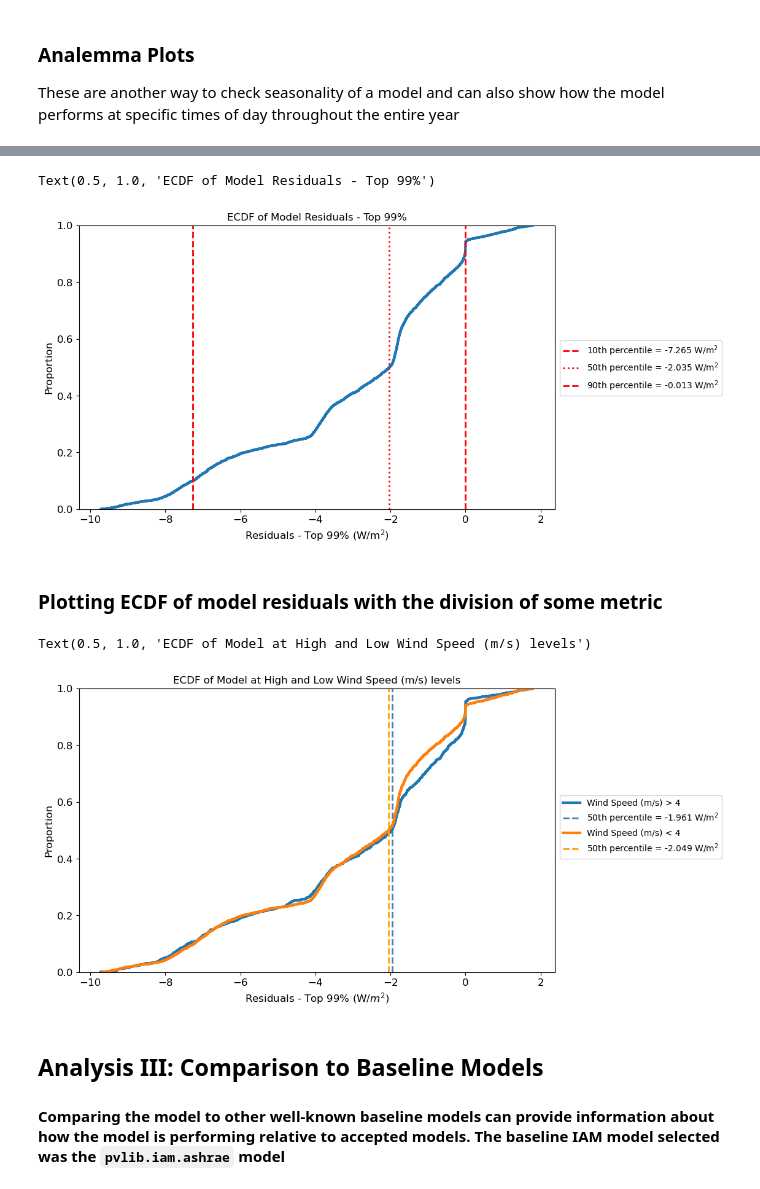
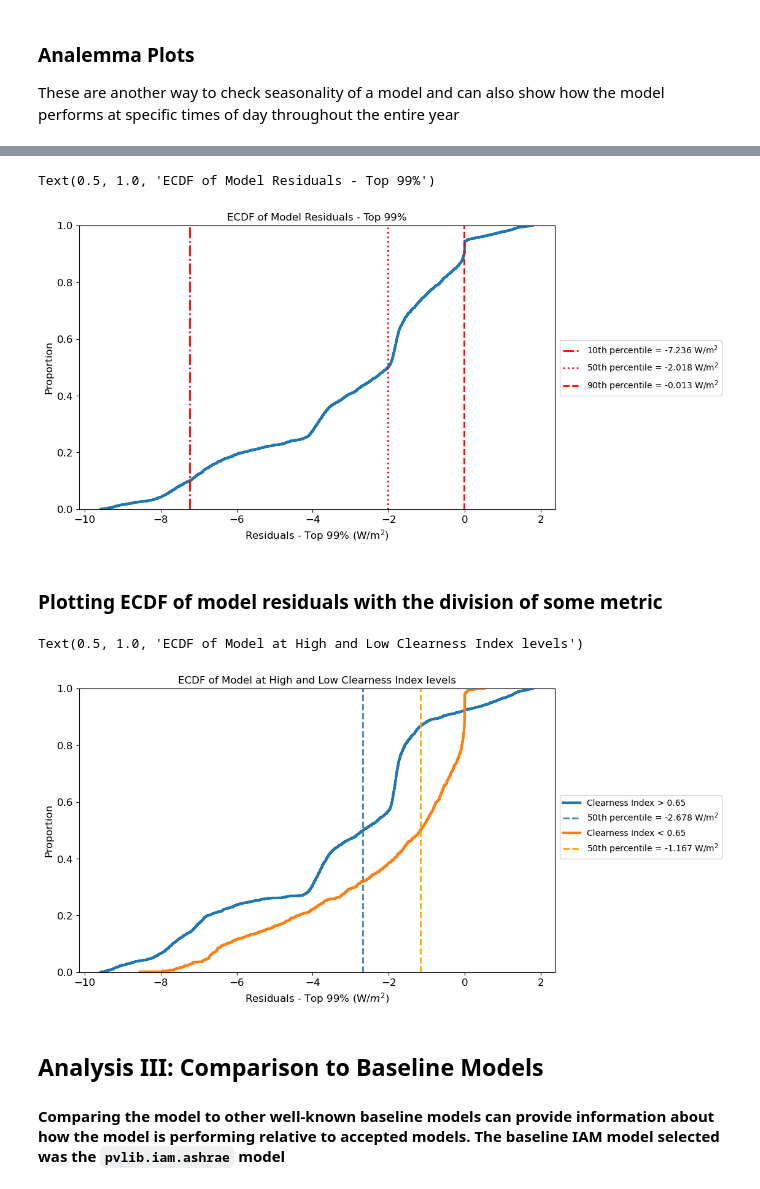
Before and after one commit to lmdeville/PV-Modeling, a Jupyter notebook: Model Validation/IAM Validation.ipynb, the cells around one changed output, grey strips where cells are left out. Cells and saved outputs as stored; diff of their text form; code cells hidden in the pictures.

```diff
--- a/Model Validation/IAM Validation.ipynb
+++ b/Model Validation/IAM Validation.ipynb
@@ -37,10 +41,9 @@ plt.rcParams['axes.titlesize']=12
 
 This section imports the meteo and system data from the DuraMAT Datahub. For the purpose of accurate solar position calculations, the times are set to be labeled at the middle-of-hour. The data includes 2 filters: _bsrn pass_ and _SNL No Snow_. The baseline surface radiation network (BSRN) filter follows [version 2 quality control tests](https://epic.awi.de/id/eprint/30083/1/BSRN_recommended_QC_tests_V2.pdf) and the SNL No Snow filter removes any days with recorded snow fall or snow depth. Data is removed if either filter value is '0'. For the meteo data, any 0 values are replaced with NaNs so that statistical values, like mean, are not affected by these values.
 # %%
-#read in data from duramat data hub directly
-df = pd.read_excel('pvpmc_2021_blind_modeling_comparison_data_s1-s6.xlsx', sheet_name='S2')
-#df = pd.read_excel(https://datahub.duramat.org/dataset/293db0cb-e838-4f7a-8e77-f62e85328c47/resource/b54bdc36-1864-48a9-abab-daf0e3f8dcf5/download/pvpmc_2021_blind_modeling_comparison_data_s1-s6.xlsx,
-#                   sheet_name='S2'
+# #read in data from duramat data hub directly
+df = pd.read_excel(https://datahub.duramat.org/dataset/293db0cb-e838-4f7a-8e77-f62e85328c47/resource/b54bdc36-1864-48a9-abab-daf0e3f8dcf5/download/pvpmc_2021_blind_modeling_comparison_data_s1-s6.xlsx,
+                   sheet_name='S2'
 
 #Reassigning the index so the timesteps are at the middle of the hour
 df.index = pd.date_range(start='2021-01-01 00:30:00', end='2021-12-31 23:30:00', freq='H')
@@ -67,9 +70,8 @@ df.head()
 #Defining constants and values that are consistent across all calculations
 #we are using S2 from the data, which is the Candian Solar Monocrystalline 275W module
 module = {'Tilt': 35,'Latitude': 35.05,'Longitude': -106.54,'Altitude': 1600,'Surface Azimuth': 180,'String Length':12, 'iam0':1,'iam10': 0.9989, 'iam20': 1.0014, 'iam30': 1.0002, 'iam40':0.9984,
-          'iam45': 0.9941, 'iam50': 0.9911, 'iam55': 0.9815, 'iam60':0.9631, 'iam65':0.9352, 'iam70':0.8922, 'iam75':0.8134, 'iam80':0.6778, 'iam85': 0.4351,
-         'U0': 28.825, 'U1': 4.452, 'NOCT': 45, 'Unit Mass': 11.119, 'Area':1.621, 'Pmp' : 275, 'Gamma Pmp': -0.0041, 'Alpha Isc':0.0033,
-          'Beta Voc': -0.1178, 'Cell Type':'monoSi', 'Cells in Series':60}
+          'iam45': 0.9941, 'iam50': 0.9911, 'iam55': 0.9815, 'iam60':0.9631, 'iam65':0.9352, 'iam70':0.8922, 'iam75':0.8134, 'iam80':0.6778, 'iam85': 0.4351,'U0': 28.825, 'U1': 4.452, 'NOCT': 45,
+          'Unit Mass': 11.119,'Area':1.621,'Vmp': 31.48 ,'Imp': 8.81,'Voc':38.29 ,'Isc': 9.30,'Pmp': 275,'Gamma Pmp': -0.0041,'Alpha Isc':0.0033,'Beta Voc': -0.1178,'Cell Type':'monoSi','Cells in Series':60}
 module = pd.Series(module)
 
 #Running solar position calculations
@@ -373,36 +389,36 @@ plt.xlabel('Residuals - Top 99% (W/m$^2$)')
 perc10 = df['resid_trim'].quantile(0.1)
 perc50 = df['resid_trim'].quantile(0.5)
 perc90 = df['resid_trim'].quantile(0.9)
-plt.axvline(perc10, linewidth=2, color='red', linestyle='--', label=f'10th percentile = {perc10:0.03f} W/m$^2$')
+plt.axvline(perc10, linewidth=2, color='red', linestyle='-.', label=f'10th percentile = {perc10:0.03f} W/m$^2$')
 plt.axvline(perc50, linewidth=2, color='red', linestyle='dotted', label=f'50th percentile = {perc50:0.03f} W/m$^2$')
 plt.axvline(perc90, linewidth=2, color='red', linestyle='--', label=f'90th percentile = {perc90:0.03f} W/m$^2$')
 plt.legend(prop=dict(size='small'), loc=[1.01, 0.4])
 plt.title('ECDF of Model Residuals - Top 99%')
 # %% [output]
 Text(0.5, 1.0, 'ECDF of Model Residuals - Top 99%')
-[figure, old version]
+[figure, new version]
 # %% [markdown]
 ### Plotting ECDF of model residuals with the division of some metric
 # %%
-metric = 'Wind Speed (m/s)' #<---------------- could be any value that is a column in the df (wind speed, clearness index, ambient temp)
-bound = 4 #<------------------------------ the bound at which to separate the upper and lower categories
+metric = 'Clearness Index' #<---------------- could be any value that is a column in the df (wind speed, clearness index, ambient temp)
+bound = 0.65 #<------------------------------ the bound at which to separate the upper and lower categories
 
 df_h = df[df[metric] > bound]
 df_l = df[df[metric] < bound]
 
 perc50_h = df_h['resid_trim'].quantile(0.5)
 perc50_l = df_l['resid_trim'].quantile(0.5)
 
 sns.ecdfplot(data=df_h, x='resid_trim', linewidth=3, label=(metric+' > '+str(bound)))
 plt.axvline(perc50_h, linewidth=2, color='steelblue', linestyle='--', label=f'50th percentile = {perc50_h:0.03f} W/m$^2$')
 sns.ecdfplot(data=df_l, x='resid_trim', linewidth=3, label = (metric+' < '+str(bound)))
 plt.axvline(perc50_l, linewidth=2, color='orange', linestyle='--', label=f'50th percentile = {perc50_l:0.03f} W/m$^2$')
 plt.legend(prop=dict(size='small'), loc=[1.01, 0.4])
 plt.xlabel('Residuals - Top 99% (W/$m^2$)')
 plt.title('ECDF of Model at High and Low '+metric+' levels')
 # %% [output]
-Text(0.5, 1.0, 'ECDF of Model at High and Low Wind Speed (m/s) levels')
+Text(0.5, 1.0, 'ECDF of Model at High and Low Clearness Index levels')
-[figure, old version]
+[figure, new version]
 # %% [markdown]
 ## Analysis III: Comparison to Baseline Models
 #### Comparing the model to other well-known baseline models can provide information about how the model is performing relative to accepted models. The baseline IAM model selected was the `pvlib.iam.ashrae` model
```
Also changed, not shown: parts of 15 cells of this notebook, 4 other files.
